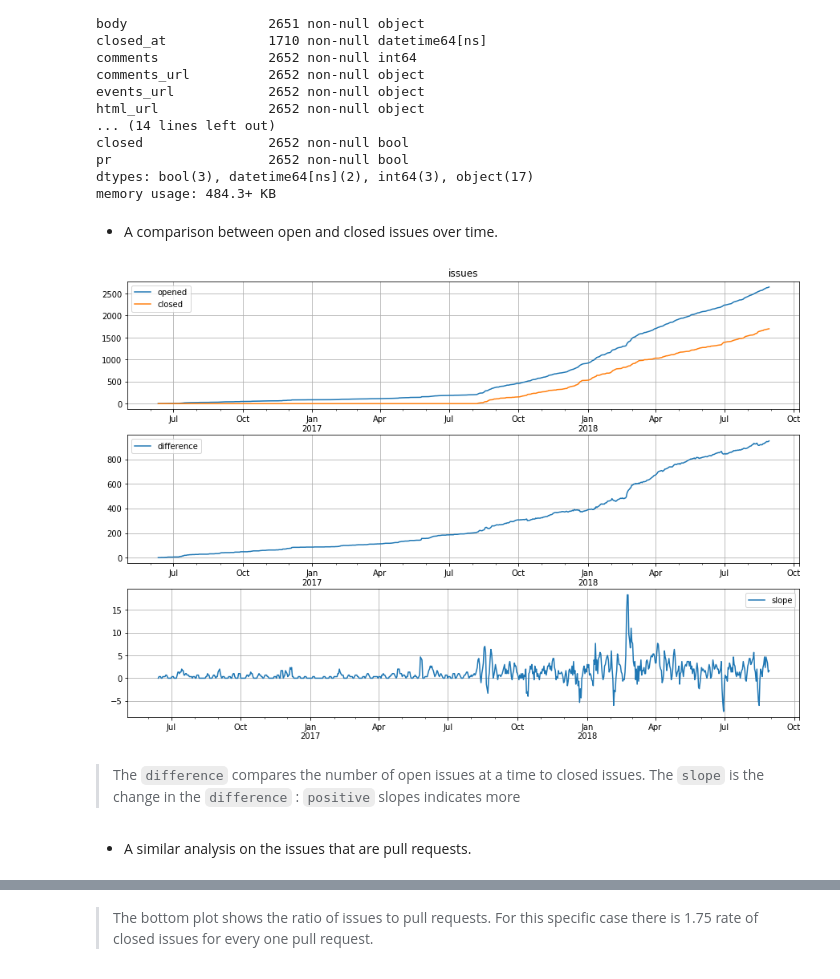
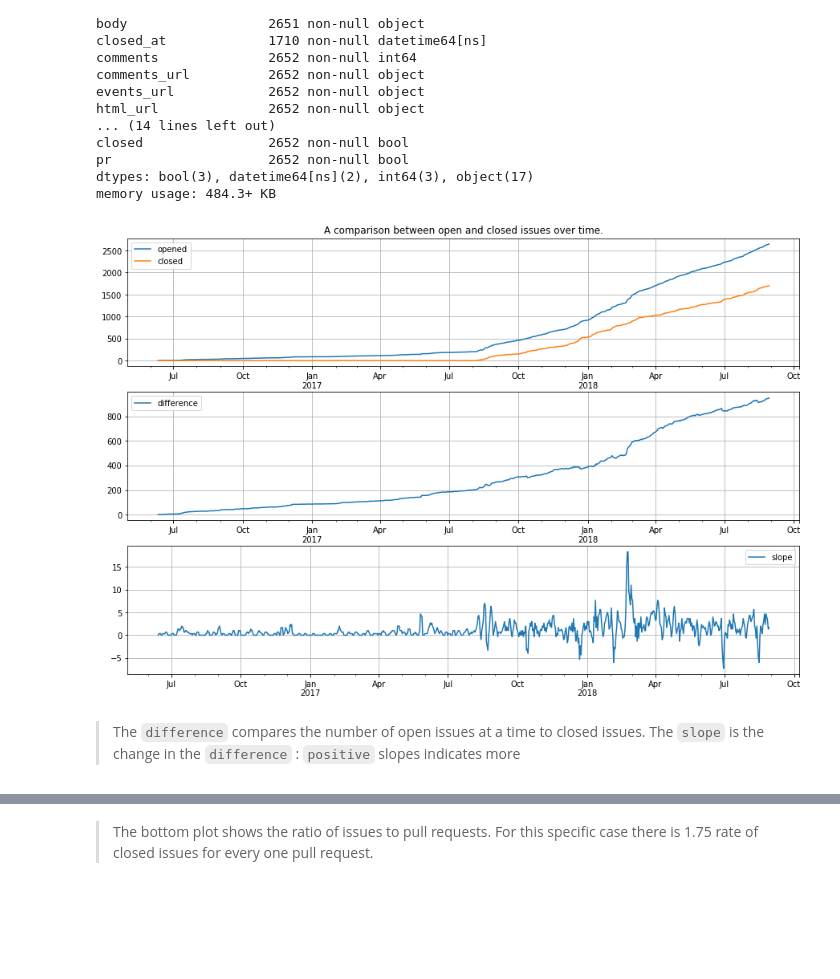
Before and after one commit to deathbeds/deathbeds.github.io, a Jupyter notebook: deathbeds/2018-08-28-Github-project-statistics-and-visualizations.ipynb, the cells around one changed output, grey strips where cells are left out. Saved outputs shown, nothing was run; the diff lists cells and outputs as text; code cells hidden in the pictures; blank space fills up the shorter version.

```diff
--- a/deathbeds/2018-08-28-Github-project-statistics-and-visualizations.ipynb
+++ b/deathbeds/2018-08-28-Github-project-statistics-and-visualizations.ipynb
@@ -71,22 +71,18 @@ DAILY = pandas.DatetimeIndex(start=df.index.min(), end=df.closed_at.max(), freq=
 # %%
 opened = pandas.DataFrame(np.less_equal(df.index.fillna(pandas.to_datetime('now'))[:, None], DAILY), df.index, DAILY)
 closed = pandas.DataFrame(np.less_equal(df.closed_at.fillna(pandas.to_datetime('now'))[:, None], DAILY), df.index, DAILY)
-# %% [markdown]
-* A comparison between open and closed issues over time.
 # %%
 subplot(3,1,1)
-opened.sum().rename('opened').plot(legend=True, title='issues', grid=True)
+opened.sum().rename('opened').plot(legend=True, title='A comparison between open and closed issues over time.', grid=True)
 closed.sum().rename('closed').plot(legend=True, ax=gca(), grid=True)
 subplot(3,1,2)
 (opened.sum() - closed.sum()).rename('difference').plot(legend=True, grid=True)
 subplot(3,1,3)
 (opened.sum() - closed.sum()).diff().rolling(3).mean().rename('slope').plot(legend=True, grid=True)
 gcf().set_size_inches((15, 10))
 # %% [output]
-[figure, old version]
+[figure, new version]
 # %% [markdown]
 > The `difference` compares the number of open issues at a time to closed issues.  The `slope` is the change in the `difference` : `positive` slopes indicates more
-# %% [markdown]
-* A similar analysis on the issues that are pull requests.
 # %%
 subplot(3,1,1)
```
Also changed, not shown: parts of 4 cells of this notebook.
